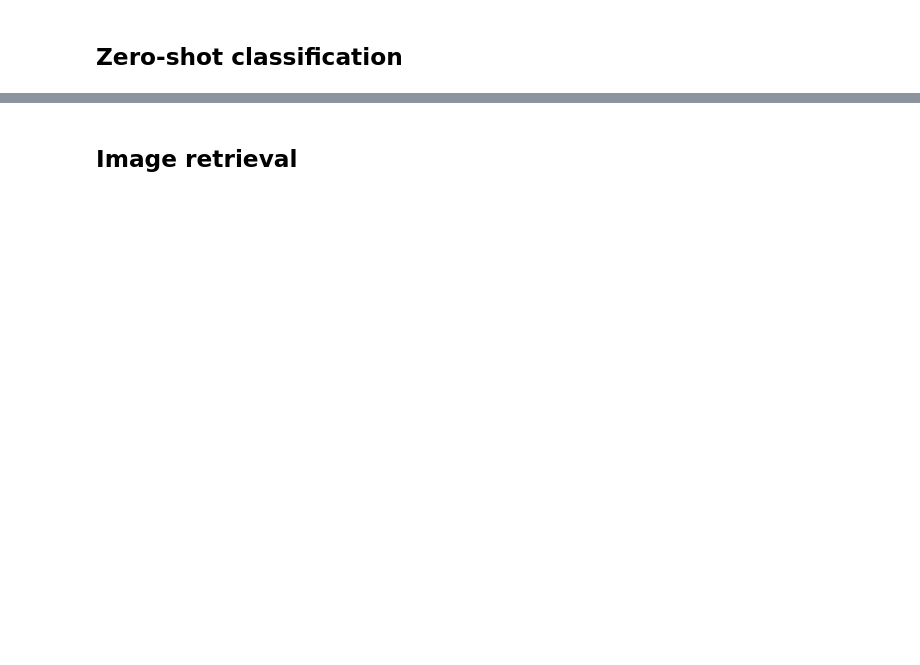
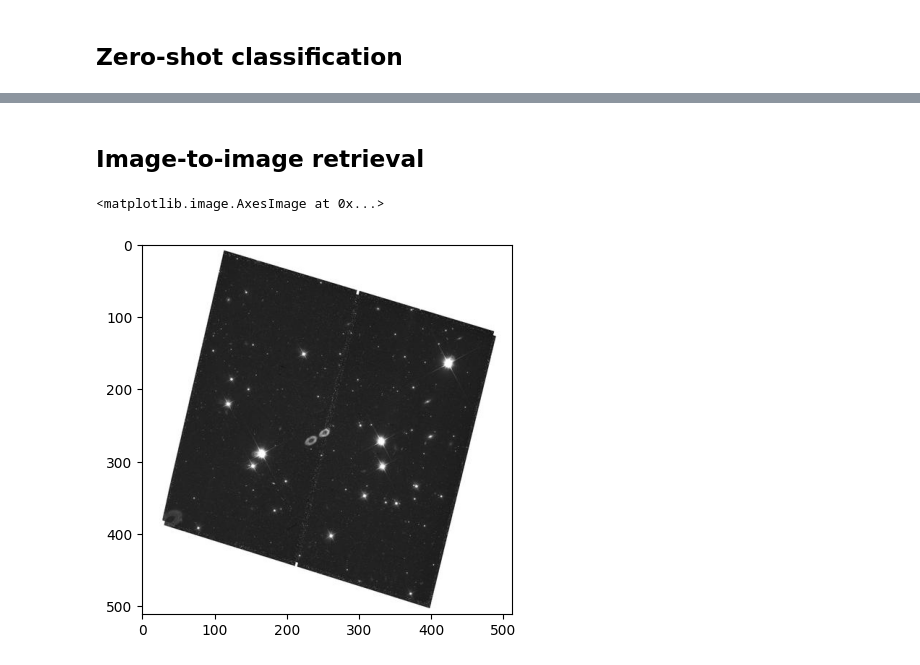
Before and after one commit to smsharma/PAPERCLIP-Hubble, a Jupyter notebook: notebooks/03_eval.ipynb, the cells around one changed output, grey strips where cells are left out. Saved outputs shown, nothing was run; the diff lists cells and outputs as text; code cells hidden in the pictures; blank space fills up the shorter version.

```diff
--- a/notebooks/03_eval.ipynb
+++ b/notebooks/03_eval.ipynb
@@ -119,12 +160,14 @@ In 2010 Sep the Crab surprised the astrophysical community with a powerful 4-day
 # %%
-idx = 6
+idx = 2
 
 image_feat = model.get_image_features(inputs_images['pixel_values'][idx:idx + 1], params=restored_state.params);
 text_feat = model.get_text_features(**claude_science_cat_inputs, params=restored_state.params)
 
-cats = [claude_science_cat[i] for i in np.argsort((text_feat @ image_feat.T)[:, 0])[::-1]][:5]
+cats = [claude_science_cat[i] for i in np.argsort(jax.vmap(cosine_similarity, in_axes=(0, None))(text_feat, image_feat[0]))[::-1]][:5]
 
 display_content(images[idx], captions[idx], cats)
 
+print("True abstract:")
+print("===============")
 print(captions[idx])
 # %% [output]
@@ -205,2 +254,10 @@ plt.show()
 # %% [markdown]
-## Image retrieval
+## Image-to-image retrieval
+# %%
+idx = 17
+
+image_src_feat = np.vstack(image_feat_stack)[idx]
+plt.imshow(get_image_from_stack(images_stack, idx))
+# %% [output]
+<matplotlib.image.AxesImage at 0x...>
+[figure, added]
```
Also changed, not shown: parts of 28 cells of this notebook, 1 other file.
